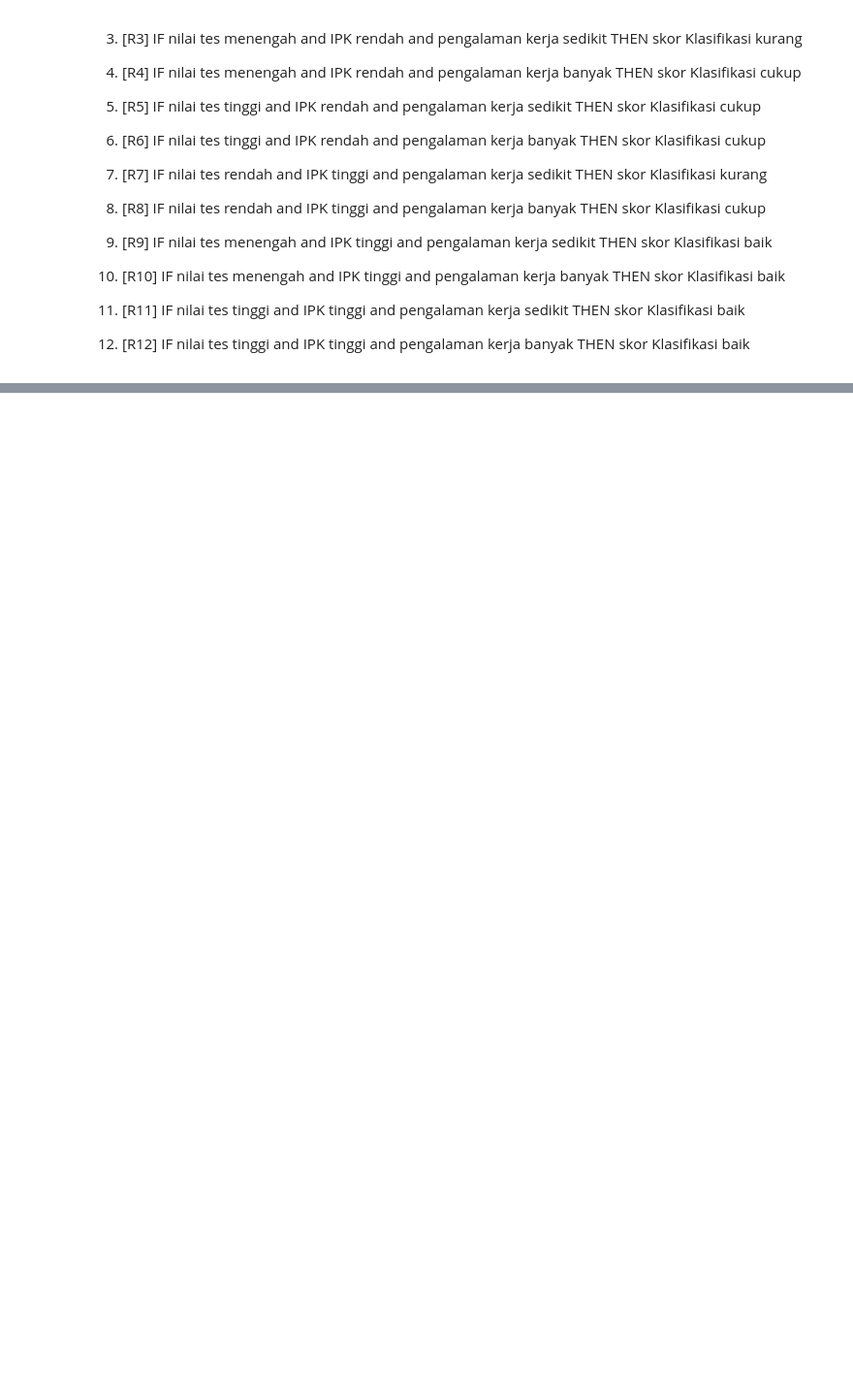
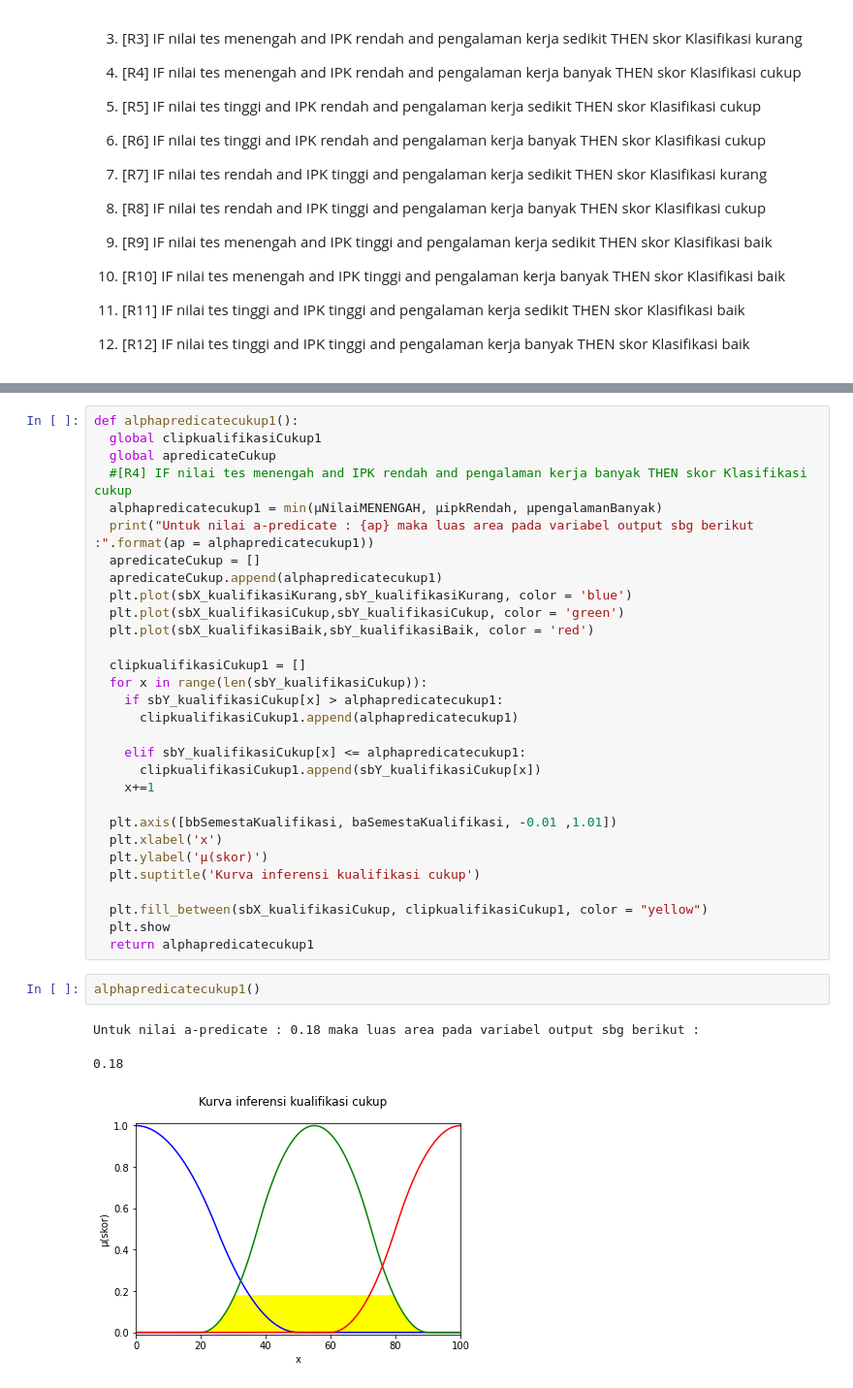
Before and after one commit to ImamSyabana/aplikasi-Fuzzy-Inference-System, a Jupyter notebook: bismillahFIS.ipynb, the cells around one changed output, grey strips where cells are left out. Shown at 97% size. Saved outputs shown, nothing was run; the diff lists cells and outputs as text; blank space fills up the shorter version.

```diff
--- a/bismillahFIS.ipynb
+++ b/bismillahFIS.ipynb
@@ -1615,0 +1337,36 @@ def komposisiMAXkurang():
+# %%
+def alphapredicatecukup1():
+  global clipkualifikasiCukup1
+  global apredicateCukup
+  #[R4] IF nilai tes menengah and IPK rendah and pengalaman kerja banyak THEN skor Klasifikasi cukup
+  alphapredicatecukup1 = min(μNilaiMENENGAH, μipkRendah, μpengalamanBanyak)
+  print("Untuk nilai a-predicate : {ap} maka luas area pada variabel output sbg berikut :".format(ap = alphapredicatecukup1))
+  apredicateCukup = []
+  apredicateCukup.append(alphapredicatecukup1)
+  plt.plot(sbX_kualifikasiKurang,sbY_kualifikasiKurang, color = 'blue')
+  plt.plot(sbX_kualifikasiCukup,sbY_kualifikasiCukup, color = 'green')
+  plt.plot(sbX_kualifikasiBaik,sbY_kualifikasiBaik, color = 'red')
+
+  clipkualifikasiCukup1 = []
+  for x in range(len(sbY_kualifikasiCukup)):
+    if sbY_kualifikasiCukup[x] > alphapredicatecukup1:
+      clipkualifikasiCukup1.append(alphapredicatecukup1)
+
+    elif sbY_kualifikasiCukup[x] <= alphapredicatecukup1:
+      clipkualifikasiCukup1.append(sbY_kualifikasiCukup[x])
+    x+=1
+
+  plt.axis([bbSemestaKualifikasi, baSemestaKualifikasi, -0.01 ,1.01])
+  plt.xlabel('x')
+  plt.ylabel('μ(skor)')
+  plt.suptitle('Kurva inferensi kualifikasi cukup')
+
+  plt.fill_between(sbX_kualifikasiCukup, clipkualifikasiCukup1, color = "yellow")
+  plt.show
+  return alphapredicatecukup1
+# %%
+alphapredicatecukup1()
+# %% [output]
+Untuk nilai a-predicate : 0.18 maka luas area pada variabel output sbg berikut :
+0.18
+[figure, added]
```
Also changed, not shown: parts of 63 cells of this notebook.
